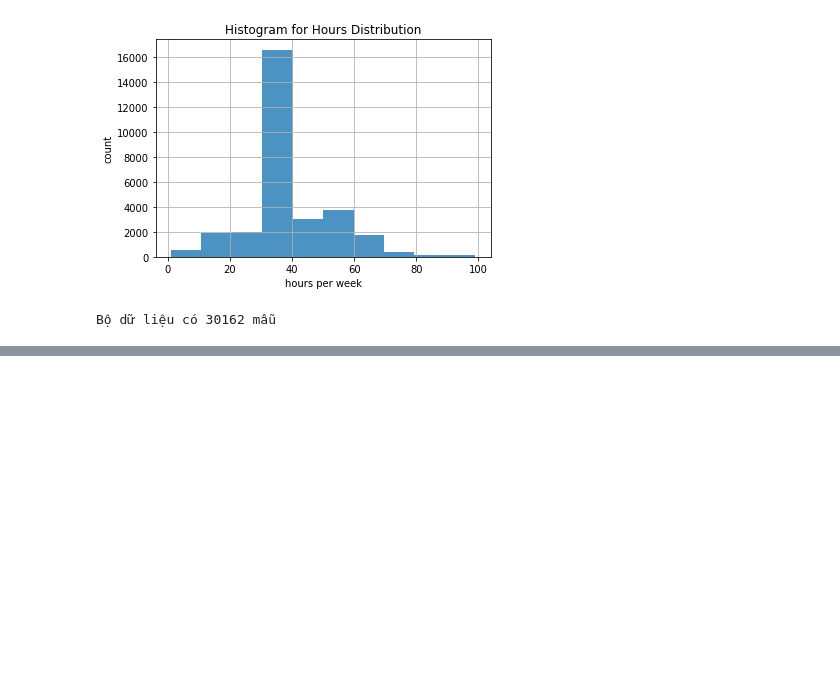
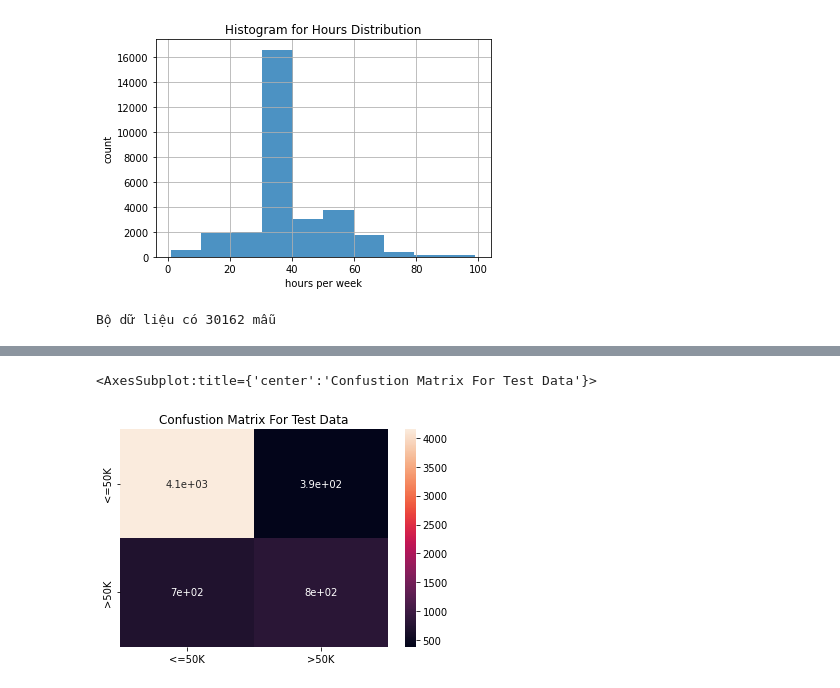
Before and after one commit to JJLEE-20194099/machine_learning_from_zero_to_hero_course, a Jupyter notebook: Descision Tree/adult_decision_tree_using_sklearn.ipynb, the cells around one changed output, grey strips where cells are left out. Saved outputs shown, nothing was run; the diff lists cells and outputs as text; code cells hidden in the pictures; blank space fills up the shorter version.

```diff
--- a/Descision Tree/adult_decision_tree_using_sklearn.ipynb
+++ b/Descision Tree/adult_decision_tree_using_sklearn.ipynb
@@ -139,0 +178,3 @@ Bộ dữ liệu có 30162 mẫu
+# %%
+adult_df['education'] = adult_df['education'].str.replace('HS-grad|9th|Preschool|12th|1st-4th|11th|10th|7th-8th|Some-college|5th-6th','Low-education',regex = True)
+adult_df['education'] = adult_df['education'].str.replace('Assoc-voc|Masters|Prof-school|Doctorate','High-education',regex = True)
@@ -140,2 +187,5 @@ Bộ dữ liệu có 30162 mẫu
+# %%
+adult_df['marital.status'] = adult_df['marital.status'].str.replace('Widowed|Divorced|Separated|Never-married|Married-spouse-absent','no',regex = True)
+adult_df['marital.status'] = adult_df['marital.status'].str.replace('Married-civ-spouse|Married-AF-spouse','yes',regex = True)
 # %%
 adult_train = {
@@ -187,3 +237,12 @@ Train Score: 0.81825
 from sklearn.tree import export_graphviz
 decision_tree_clf.fit(adult_train['data'], adult_train['target'])
 export_graphviz(decision_tree_clf, out_file='adult_tree.dot', feature_names=adult_data_df.columns)
+# %%
+c_matrix = confusion_matrix( adult_test['target'], y_pred)
+labels = adult_df.iloc[:, -1].value_counts().index
+c_matrix_df = pd.DataFrame(c_matrix, index = labels, columns = labels)
+plt.title("Confustion Matrix For Test Data")
+sns.heatmap(c_matrix_df, annot=True)
+# %% [output]
+<AxesSubplot:title={'center':'Confustion Matrix For Test Data'}>
+[figure, added]
```
Also changed, not shown: parts of 10 cells of this notebook, 1 other file.
